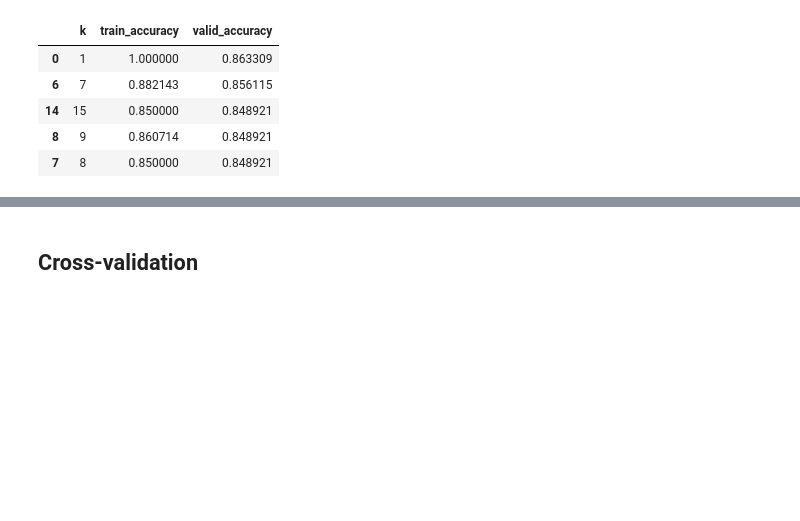
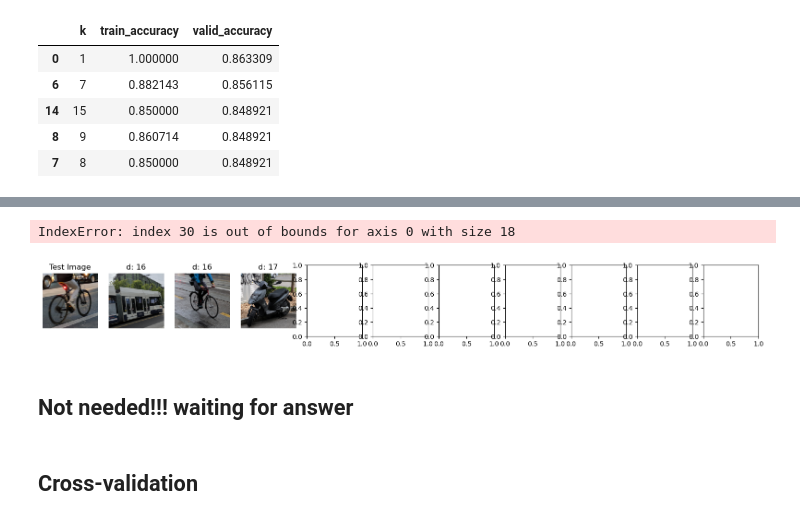
Before and after one commit to miguelfaf10/epfl_extension_school, a Jupyter notebook: 4_machine-learning-II_project/03-Visual-search-with-k-NN.ipynb, the cells around one changed output, grey strips where cells are left out. Cells and saved outputs as stored; diff of their text form; code cells hidden in the pictures; blank space fills up the shorter version.

```diff
--- a/4_machine-learning-II_project/03-Visual-search-with-k-NN.ipynb
+++ b/4_machine-learning-II_project/03-Visual-search-with-k-NN.ipynb
@@ -89,0 +153,6 @@ plt.show()
+# %%
+import numpy as np
+
+# Step 1: Find a correctly classified test image
+correct_indices = np.where(y_test_decoded == y_pred_decoded)[0]
+chosen_index = correct_indices[0]  # Choose the first correctly classified sample (or any other)
@@ -89,0 +193,8 @@ plt.show()
+# %%
+from sklearn.metrics.pairwise import euclidean_distances
+
+# Step 2: Calculate distances to all training images
+distances = euclidean_distances(X_test[chosen_index,:].reshape(1, -1), X_test)[0]
+
+# Step 3: Find indices of the 10 nearest neighbors
+nearest_neighbor_indices = np.argsort(distances)[:10]
@@ -90,3 +203,27 @@ plt.show()
+# %%
+# Plot the chosen test image
+fig, axes = plt.subplots(1, 11, figsize=(20, 2))
+
+chosen_image, chosen_label = get_image_by_index(testset, chosen_index)
+axes[0].imshow(chosen_image)
+axes[0].set_title("Test Image")
+axes[0].axis("off")
+
+# Plot the 10 nearest neighbors from the training set
+for i, nearest_index in enumerate(nearest_neighbor_indices[1:], start=1):
+
+    nearest_image, nearest_label = get_image_by_index(testset, nearest_index)
+    axes[i].imshow(nearest_image)
+    axes[i].set_title(f"d: {nearest_neighbor_distances[i]:.0f}")
+    axes[i].axis("off")
+
+plt.suptitle("10 Nearest Neighbors of a Correctly Classified Test Image")
+plt.show()
+# %% [output]
+IndexError: index 30 is out of bounds for axis 0 with size 18
+[figure, added]
+# %% [markdown]
+## Not needed!!! waiting for answer
 # %% [markdown]
 ## Cross-validation
 # %%
```
Also changed, not shown: parts of 16 cells of this notebook, 2 other files.
